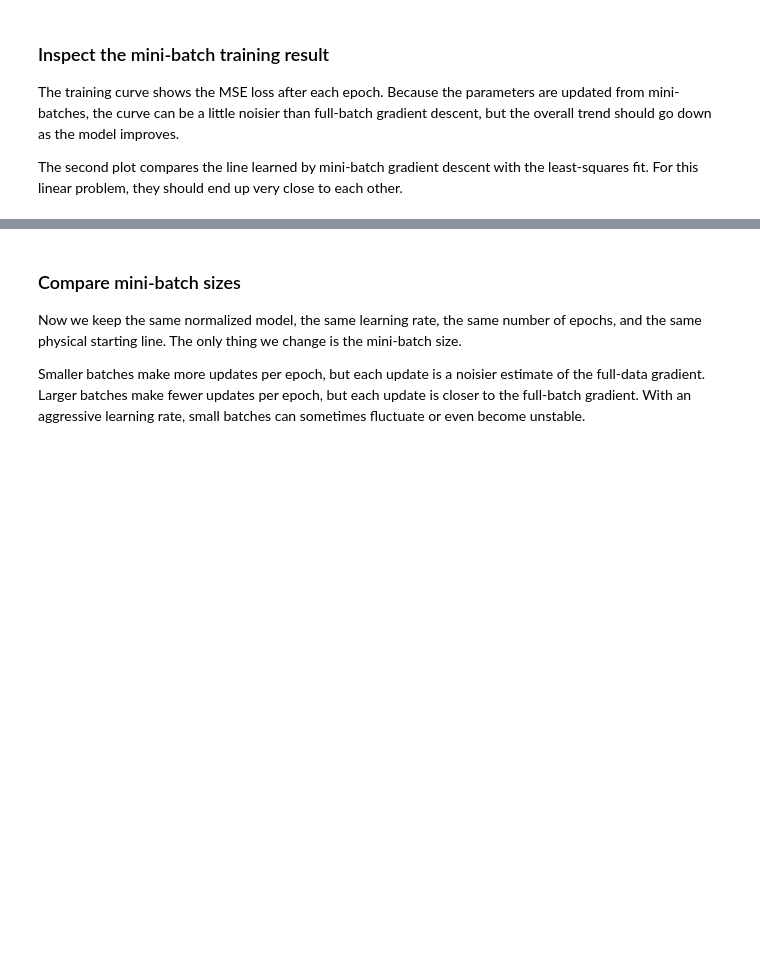
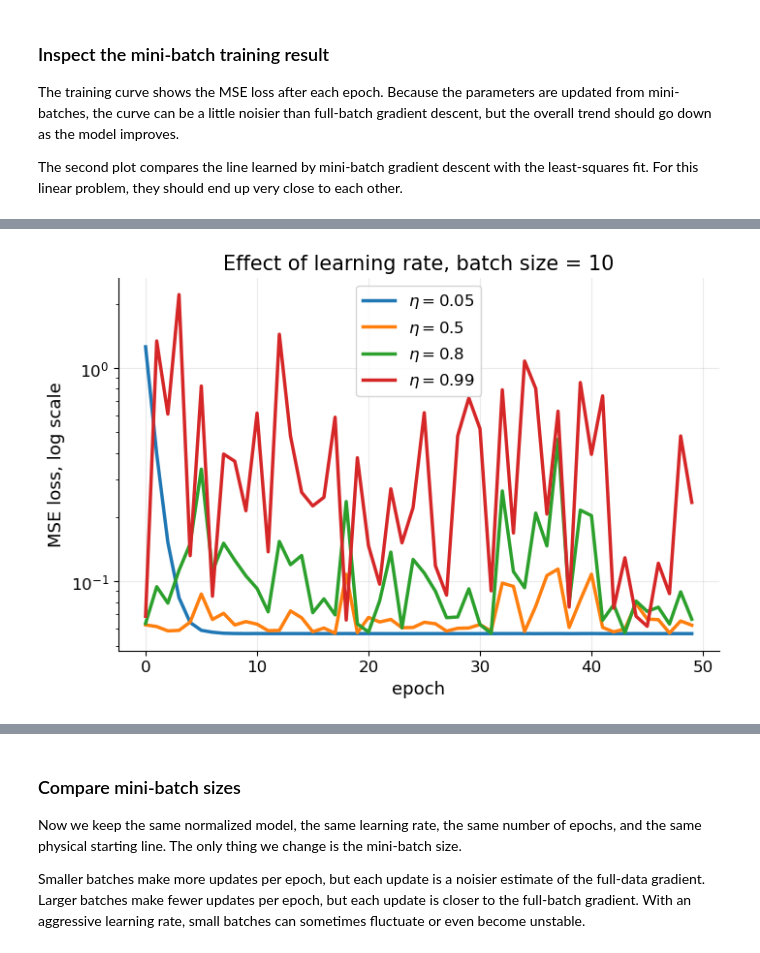
Before and after one commit to niksterg/MLpytorch, a Jupyter notebook: 01_linear_regression_pytorch.ipynb, the cells around one changed output, grey strips where cells are left out. Saved outputs shown, nothing was run; the diff lists cells and outputs as text; code cells hidden in the pictures; blank space fills up the shorter version.

```diff
--- a/01_linear_regression_pytorch.ipynb
+++ b/01_linear_regression_pytorch.ipynb
@@ -1149,0 +1158,84 @@ plt.show()
+# %%
+mini_batch_learning_rates = [0.05, 0.50, 0.80, 0.99]
+learning_rate_batch_size = batch_size
+learning_rate_epochs = 50
+mini_batch_eta_results = {}
+
+
+def train_normalized_minibatch_for_comparison(batch_size, lr, num_epochs, w0_physical, b0_physical):
+    # Same physical starting line, expressed in normalized coordinates.
+    w_current = torch.tensor([[w0_physical * x_std.item()]], requires_grad=True)
+    b_current = torch.tensor([b0_physical + w0_physical * x_mean.item()], requires_grad=True)
+    epoch_history = []
+    update_history = []
+
+    for epoch in range(num_epochs):
+        for X_batch, y_target_batch in data_batch(batch_size, x_norm, y):
+            y_hat = X_batch @ w_current + b_current
+            loss = torch.mean((y_hat - y_target_batch)**2)
+            loss.backward()
+
+            with torch.no_grad():
+                w_current -= lr * w_current.grad
+                b_current -= lr * b_current.grad
+                w_current.grad.zero_()
+                b_current.grad.zero_()
+
+                update_loss = torch.mean((x_norm @ w_current + b_current - y)**2).item()
+                update_history.append(update_loss)
+
+        epoch_history.append(update_history[-1])
+
+        if not np.isfinite(epoch_history[-1]):
+            break
+
+    w_final = w_current.item() / x_std.item()
+    b_final = b_current.item() - w_current.item() * x_mean.item() / x_std.item()
+    return np.array(epoch_history), np.array(update_history), w_final, b_final
+
+
+for eta in mini_batch_learning_rates:
+    torch.manual_seed(SEED)
+    epoch_history, update_history, w_final, b_final = train_normalized_minibatch_for_comparison(
+        learning_rate_batch_size, eta, learning_rate_epochs, w0_physical, b0_physical
+    )
+    mini_batch_eta_results[eta] = {
+        "epoch_history": epoch_history,
+        "update_history": update_history,
+        "w": w_final,
+        "b": b_final,
+    }
+
+fig, ax = plt.subplots()
+for eta, result in mini_batch_eta_results.items():
+    epoch_history = result["epoch_history"]
+    finite = np.isfinite(epoch_history) & (epoch_history > 0)
+    ax.plot(
+        np.arange(len(epoch_history))[finite],
+        epoch_history[finite],
+        linewidth=2.5,
+        label=fr"$\eta={eta}$",
+    )
+
+ax.set_yscale("log")
+ax.set_title(f"Effect of learning rate, batch size = {learning_rate_batch_size}")
+ax.set_xlabel("epoch")
+ax.set_ylabel("MSE loss, log scale")
+ax.legend()
+plt.show()
+
+print(f"Final results with batch size {learning_rate_batch_size}:")
+for eta, result in mini_batch_eta_results.items():
+    epoch_history = result["epoch_history"]
+    finite_history = epoch_history[np.isfinite(epoch_history)]
+    if len(finite_history) == 0:
+        print(f"eta={eta:>4}: no finite losses")
+        continue
+    print(
+        f"eta={eta:>4}: "
+        f"final finite MSE = {finite_history[-1]:.5f}, "
+        f"w = {result['w']:.3f} N/m, "
+        f"b = {result['b']:.3f} N"
+    )
+# %% [output]
+[figure, added]
```
Also changed, not shown: parts of 18 cells of this notebook, 2 other files.
